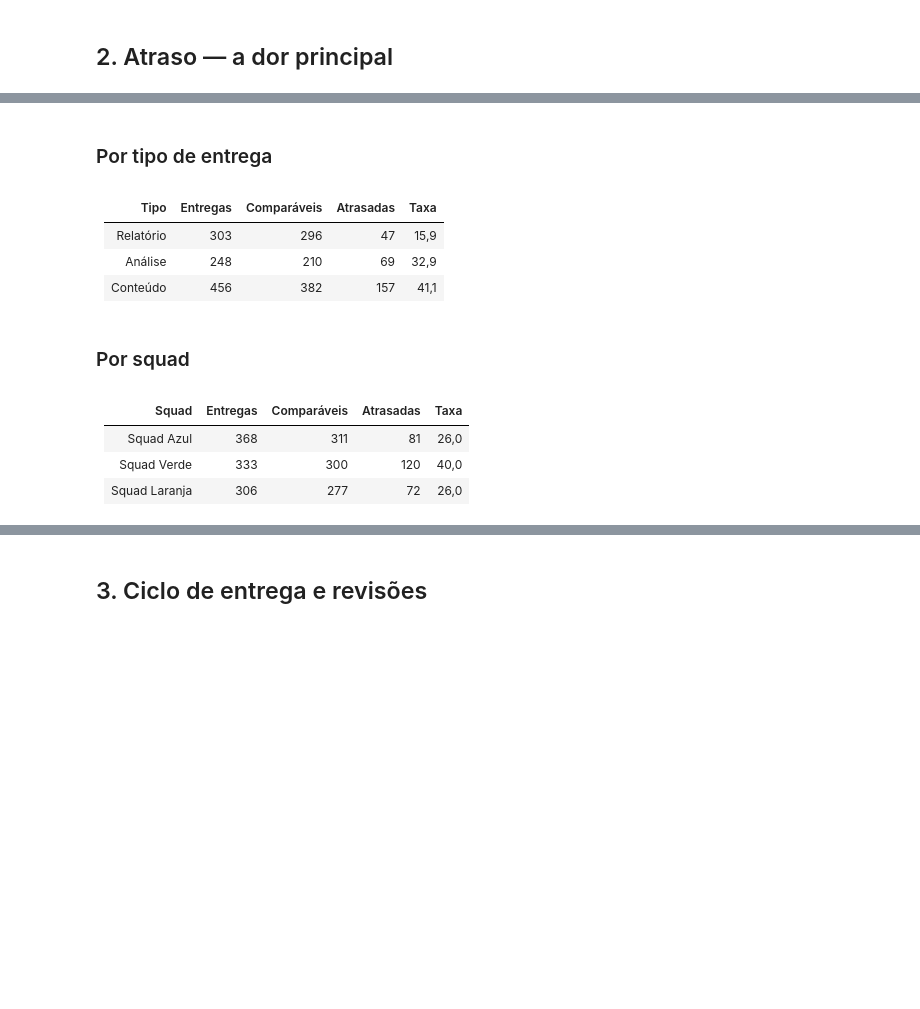
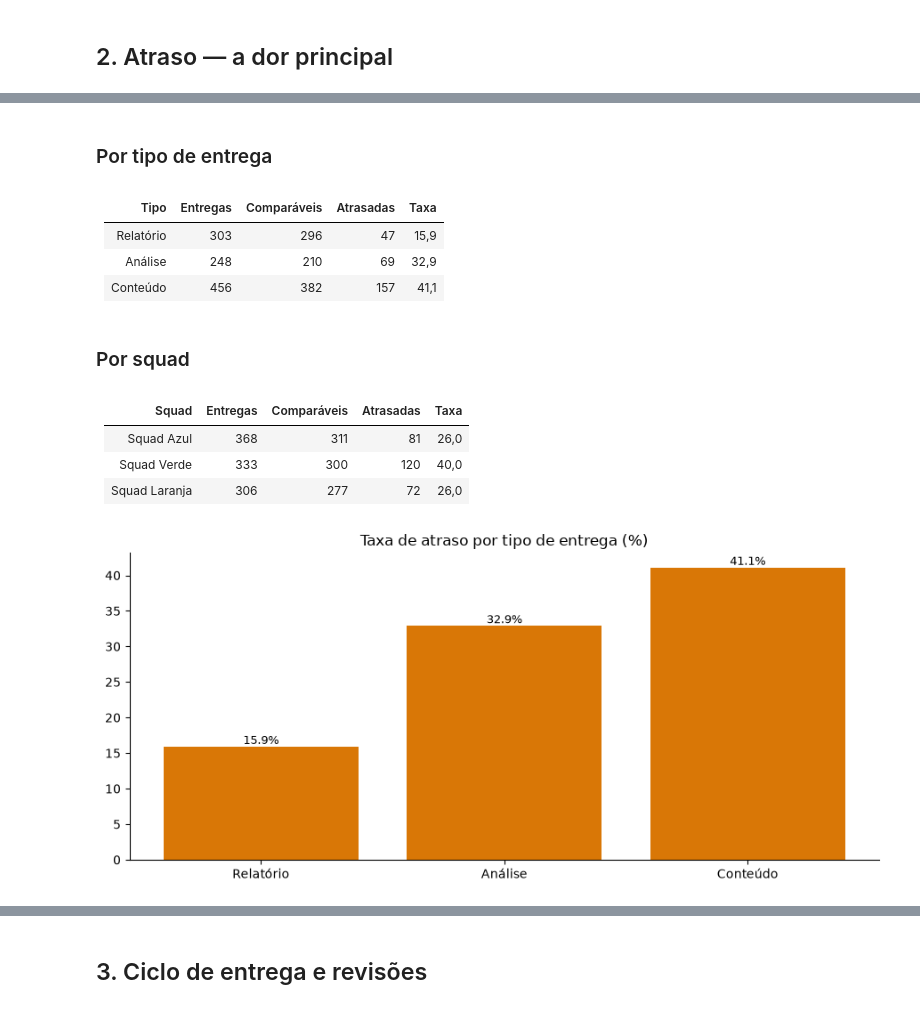
Before and after one commit to fsemeneze/Case_tecnico_Conversion, a Jupyter notebook: docs/diagnostico.ipynb, the cells around one changed output, grey strips where cells are left out. Saved outputs shown, nothing was run; the diff lists cells and outputs as text; code cells hidden in the pictures; blank space fills up the shorter version.

```diff
--- a/docs/diagnostico.ipynb
+++ b/docs/diagnostico.ipynb
@@ -113,33 +152,43 @@ display(Markdown("### Por tipo de entrega"))
 tabela(
     ["Tipo", "Entregas", "Comparáveis", "Atrasadas", "Taxa"],
     [
         [tipo, v["entregas"], v["comparaveis"], v["atrasadas"], pct(v['taxa'])]
         for tipo, v in metricas["por_tipo"].items()
         if v["entregas"] > 0
     ],
 )
 
 display(Markdown("### Por squad"))
 tabela(
     ["Squad", "Entregas", "Comparáveis", "Atrasadas", "Taxa"],
     [
         [squad, v["entregas"], v["comparaveis"], v["atrasadas"], pct(v['taxa'])]
         for squad, v in metricas["por_squad"].items()
     ],
 )
+
+tipos = [(tipo, v) for tipo, v in metricas["por_tipo"].items() if v["entregas"] > 0]
+barras(
+    "Taxa de atraso por tipo de entrega (%)",
+    [t for t, _ in tipos],
+    [v["taxa"] for _, v in tipos],
+    cor="#d97706",
+    sufixo="%",
+)
 # %% [output]
 ### Por tipo de entrega
 | Tipo | Entregas | Comparáveis | Atrasadas | Taxa |
 | --- | --- | --- | --- | --- |
 | Relatório | 303 | 296 | 47 | 15,9 |
 | Análise | 248 | 210 | 69 | 32,9 |
 | Conteúdo | 456 | 382 | 157 | 41,1 |
 ### Por squad
 | Squad | Entregas | Comparáveis | Atrasadas | Taxa |
 | --- | --- | --- | --- | --- |
 | Squad Azul | 368 | 311 | 81 | 26,0 |
 | Squad Verde | 333 | 300 | 120 | 40,0 |
 | Squad Laranja | 306 | 277 | 72 | 26,0 |
+[figure, added]
 # %%
 display(Markdown("### Clientes com mais entregas atrasadas"))
 tabela(
```
Also changed, not shown: parts of 5 cells of this notebook.
